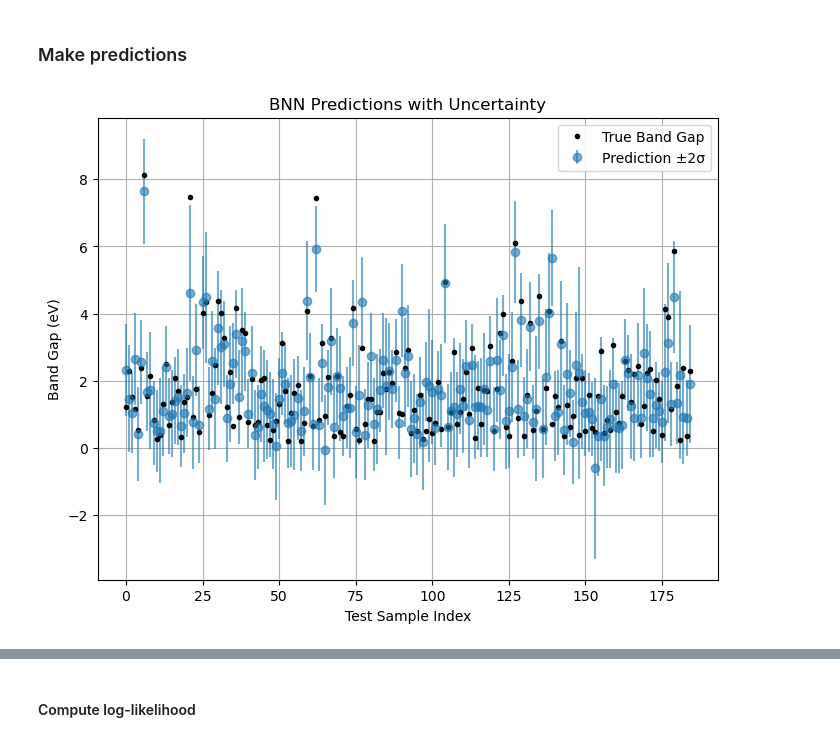
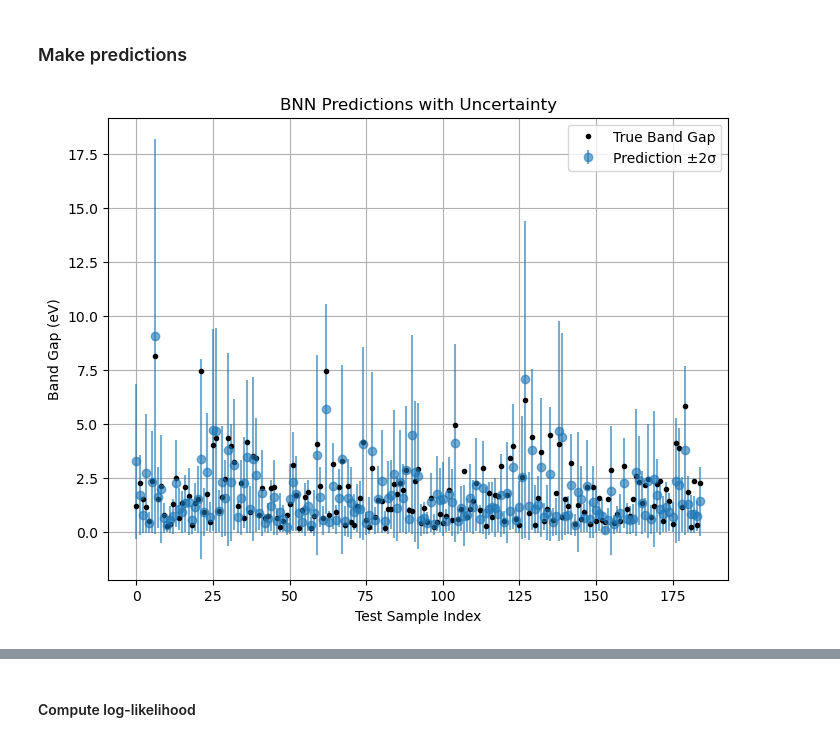
Before and after one commit to zosiawilk/UQ-for-Band-Gap-Predictions, a Jupyter notebook: BNN/BNN_MCMC_Band_Gap_Prediction.ipynb, the cells around one changed output, grey strips where cells are left out. Drawn from its saved outputs; the diff is of its cells as text; code cells hidden in the pictures.

Commit message:
Updatde with log-transformed data

```diff
--- a/BNN/BNN_MCMC_Band_Gap_Prediction.ipynb
+++ b/BNN/BNN_MCMC_Band_Gap_Prediction.ipynb
@@ -103,3 +103,7 @@ y_raw = df["band_gap"]
 X_train_raw, X_test_raw, y_train_raw, y_test_raw, idx_train, idx_test = train_test_split(
     X_raw, y_raw, original_indices, test_size=0.2, random_state=42
 )
+
+
+y_train_log = np.log(y_train_raw)
+y_test_log = np.log(y_test_raw)
@@ -112,14 +131,20 @@ scaler_y = StandardScaler()
 X_train = scaler_x.fit_transform(X_train_raw) #computes mean and std from training data and scales it
 X_test = scaler_x.transform(X_test_raw) #uses the same mean and std to scale test data
 
-y_train = scaler_y.fit_transform(y_train_raw.values.reshape(-1, 1)).ravel()
-y_test = scaler_y.transform(y_test_raw.values.reshape(-1, 1)).ravel() #ravel() flattens the output back to 1D, which is typically needed for PyTorch models expecting targets as flat vectors.
 
+
+
+#y_train = scaler_y.fit_transform(y_train_raw.values.reshape(-1, 1)).ravel()
+#y_test = scaler_y.transform(y_test_raw.values.reshape(-1, 1)).ravel() #ravel() flattens the output back to 1D, which is typically needed for PyTorch models expecting targets as flat vectors.
+
+y_train = scaler_y.fit_transform(y_train_log.values.reshape(-1, 1)).ravel()
+y_test = scaler_y.transform(y_test_log.values.reshape(-1, 1)).ravel()
 # Convert to Pytorch tensors
 #C onverts the NumPy arrays into torch.tensor objects, which are the format needed for training/testing the BNN in PyTorch.
 X_train_tensor = torch.tensor(X_train, dtype=torch.float32)
 y_train_tensor = torch.tensor(y_train, dtype=torch.float32)
 X_test_tensor = torch.tensor(X_test, dtype=torch.float32)
+y_test_tensor = torch.tensor(y_test, dtype=torch.float32)
 # %%
 print(len(X_train), len(X_test))
 # %% [output]
@@ -145,36 +170,46 @@ posterior_samples = mcmc.get_samples() # dictionary of sampled model parameters
 # %% [markdown]
 ### Make predictions
 # %%
-#getting predictions from the posterior
-predictive = Predictive(model, posterior_samples, return_sites=["obs"]) #Predictive in Pyro uses sample from posterior to generate predictiosn
-#=> return predictions at the "obs" site in the model, which corresponds to the observed outputs (e.g., target band gaps).
 
-#pass X_test_tensor (test inputs as a PyTorch tensor) to the predictive object.
-#=> Each row in preds corresponds to predictions from one set of posterior parameters.
-preds = predictive(X_test_tensor)["obs"]  # output shape: [num_samples, num_test_points]
 
-mean_pred = preds.mean(dim=0).numpy() #average over the posterior predictive samples — predictive mean, best estimate of the output
-std_pred = preds.std(dim=0).numpy() # standard deviation over the predictive samples — epistemic uncertainty
+# === Predictive distribution from posterior samples ===
+predictive = Predictive(model, posterior_samples, return_sites=["obs"])
+preds = predictive(X_test_tensor)["obs"]  # shape: [num_samples, num_test_points]
 
-# Inverse-transform band gaps
-#converts the predicted means back to the original scale (eV) from being scaled using StandardScaler
-mean_pred_actual = scaler_y.inverse_transform(mean_pred.reshape(-1, 1)).ravel()
+# === Get predictive mean and std in standardized log space ===
+mean_pred = preds.mean(dim=0).numpy()  # [num_test_points]
+std_pred = preds.std(dim=0).numpy()
 
-#adjust the predicted uncertainty to match the units of the original data.
-std_pred_actual = std_pred * scaler_y.scale_[0]  # std scales linearly
+# === Inverse-transform: standardized log → log → actual band gap ===
 
-#convert the standardized y_test targets back to the original scale, for comparison with predictions.
-y_test_actual = scaler_y.inverse_transform(y_test.reshape(-1, 1)).ravel()
+# Step 1: unstandardize the mean (i.e., bring it back to log space)
+mean_pred_log = scaler_y.inverse_transform(mean_pred.reshape(-1, 1)).ravel()
+
+# Step 2: exponentiate to return to original band gap values (eV)
+mean_pred_actual = np.exp(mean_pred_log)
+
+# === Adjust uncertainty: transform std back to original units (approximation) ===
+
+# Step 1: unstandardize std — std transforms linearly under scaling
+std_pred_log = std_pred * scaler_y.scale_[0]
+
+# Step 2: approximate std in original scale using delta method:
+# Var(Y) ≈ (d/dx exp(x))^2 * Var(X) = (exp(mean))^2 * Var(X)
+std_pred_actual = mean_pred_actual * std_pred_log  # because d/dx exp(x) = exp(x)
+
+# === Inverse-transform true y values for evaluation/plotting ===
+y_test_log = scaler_y.inverse_transform(y_test.reshape(-1, 1)).ravel()
+y_test_actual = np.exp(y_test_log)
 
 # Plot with confidence interval
 plt.figure(figsize=(8, 6))
 plt.errorbar(np.arange(len(mean_pred_actual)), mean_pred_actual, yerr=2*std_pred_actual, fmt='o', label="Prediction ±2σ", alpha=0.6)
 plt.plot(np.arange(len(y_test_actual)), y_test_actual, 'k.', label="True Band Gap")
 plt.xlabel("Test Sample Index")
 plt.ylabel("Band Gap (eV)")
 plt.title("BNN Predictions with Uncertainty")
 plt.legend()
 plt.grid(True)
 plt.show()
 # %% [output]
-[figure, old version]
+[figure, new version]
```
Also changed, not shown: parts of 21 cells of this notebook, 3 other files.
